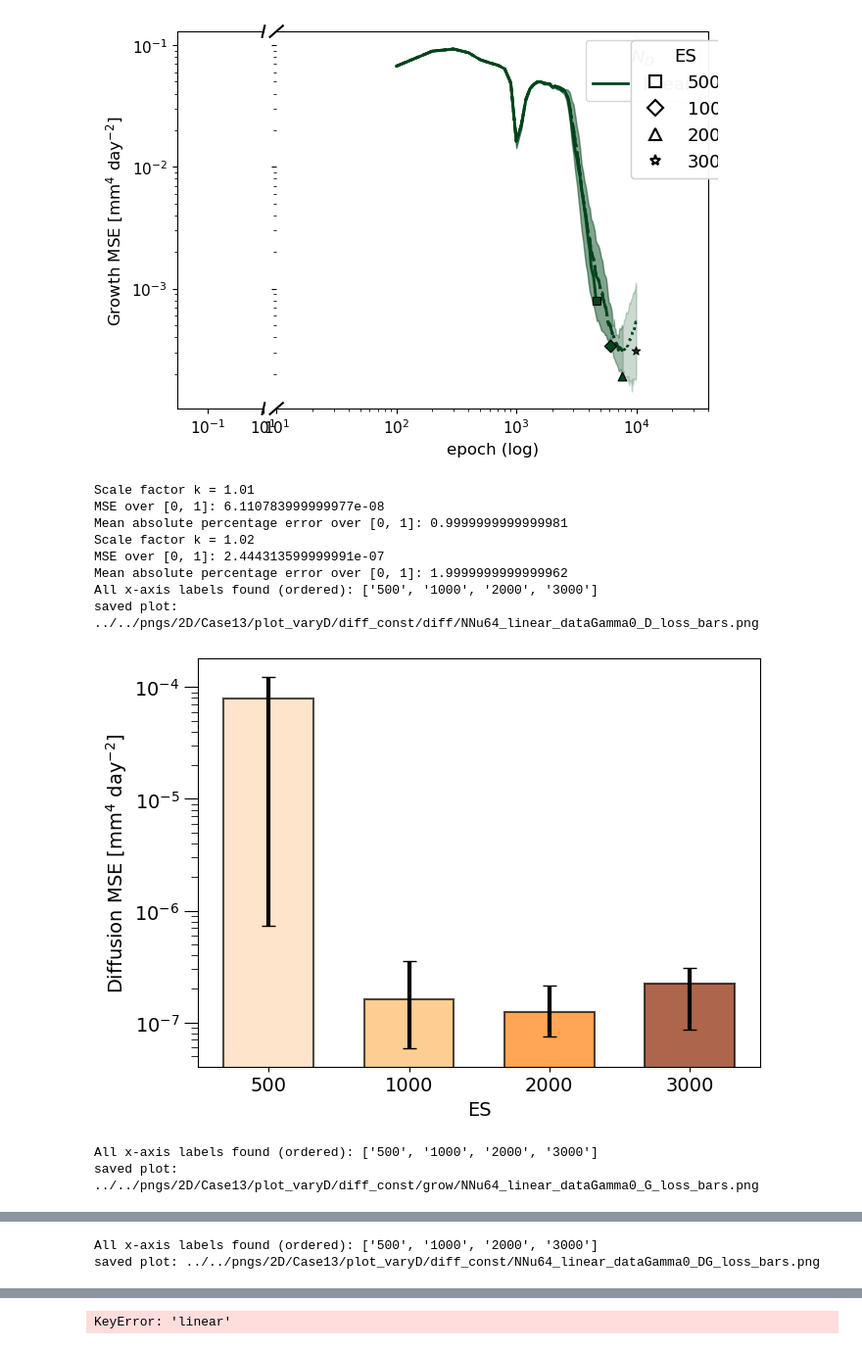
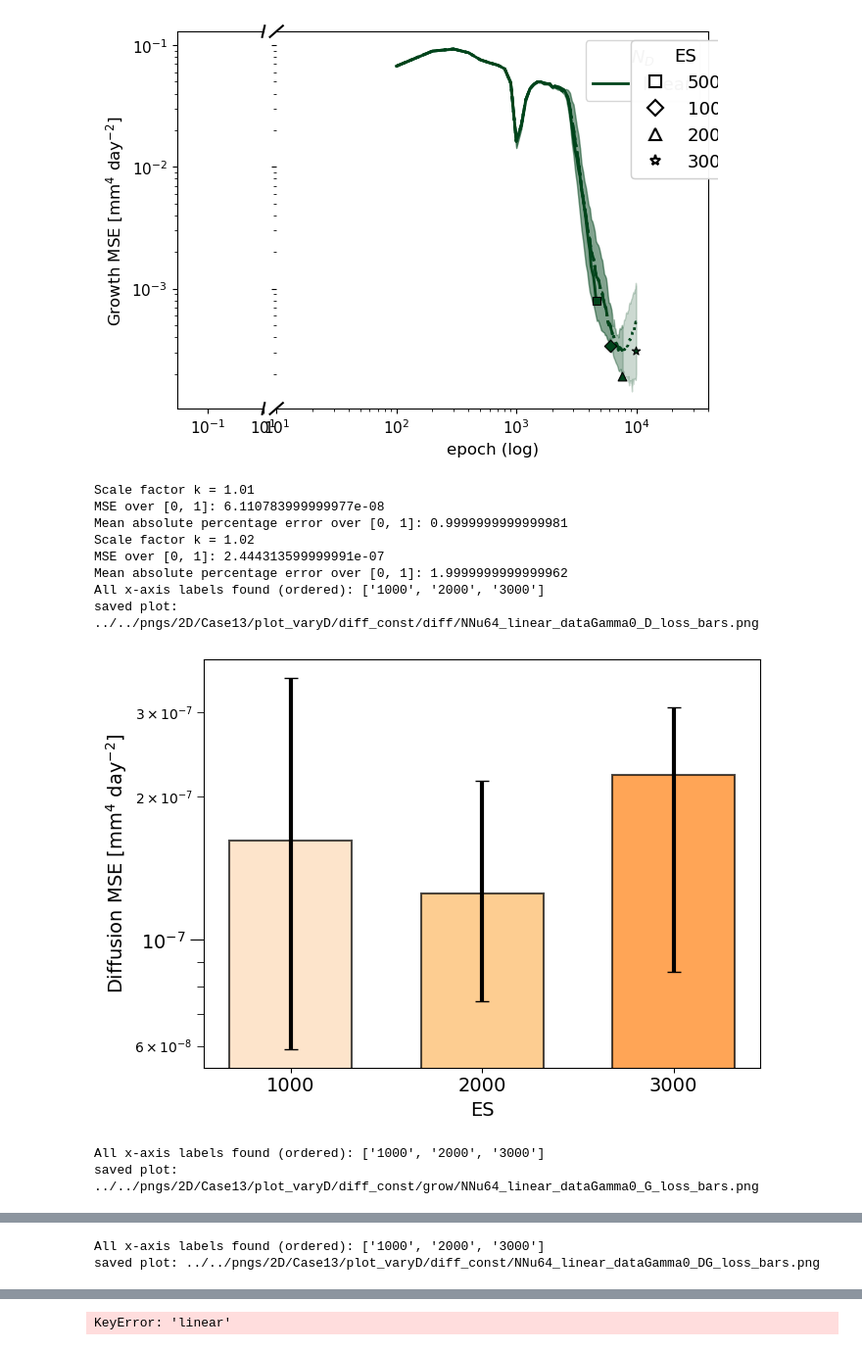
Before and after one commit to williamlavery/arXiv_BINN_2D_, a Jupyter notebook: Training/JN/case13/diff_const/case13_const copy.ipynb, the cells around one changed output, grey strips where cells are left out. Shown at 98% size. Cells and saved outputs as stored; diff of their text form; code cells hidden in the pictures.

Commit message:
updates for plotting

```diff
--- a/Training/JN/case13/diff_const/case13_const copy.ipynb
+++ b/Training/JN/case13/diff_const/case13_const copy.ipynb
@@ -218,7 +218,9 @@ for ES in binn_ES_list:
             binn_info.update(binn_ext)
             path_to_models = os.path.join("../../../binn", dictToPath(binn_info))
             file_path = os.path.join(path_to_models, f'binnModel{binn_model_num}.pth')
+
             binn_loaded = torch.load(file_path, weights_only=False)
+            binn_loaded.save_name = binn_loaded.save_name.replace("arXiv_BINN_2D", "arXiv_BINN_2D_")
             binn_loaded.load_best_val()
             binn_models_dics[ES][grow_label][binnSplitSeed] = binn_loaded
 
@@ -274,6 +276,7 @@ for ES in binn_ES_list_new:
             path_to_models = os.path.join("../../../binn", dictToPath(binn_info))
             file_path = os.path.join(path_to_models, f'binnModel{binn_model_num}.pth')
             binn_loaded = torch.load(file_path, weights_only=False)
+            binn_loaded.save_name = binn_loaded.save_name.replace("arXiv_BINN_2D", "arXiv_BINN_2D_")
             binn_loaded.load_best_val()
             binn_models_dics[ES][grow_label][binnSplitSeed] = binn_loaded
 
@@ -772,9 +777,11 @@ plot_params_G = {
 
 
 ES_reduced = [500, 1000,2000,3000]
+
+
 binn_models_combined_reduced = {
     str(ES_reduced[i]): width_dict
-    for i in range(len(ES_reduced))
+    for i in range(1, len(ES_reduced))
     for _, width_dict in binn_models_by_ES[i].items()
 }
 
@@ -843,34 +850,35 @@ plot_dual_mse_lst(
 
     # Hatching
 
     # X label
     x_label=r"ES",
     x_label_fontsize=14,
+    y_label_right=r"Growth MSE [day$^{-2}$]",
 
     hatch_patterns=(
                                     "xxx", "", "////", "\\\\\\\\", "xxxx", "++++", "....", "ooo",
                                  ),
 
 
     # -------- Output --------
     name=os.path.join(f"../../pngs/2D/Case13/plot_varyD/diff_{diff_label}/",
                      f'NNu64_{grow_label}_dataGamma{gamma}_DG_loss_bars.png'),
 
     group_width=0.8,          # total width for all ES groups at one x-label
     intra_metric_gap_factor=0.1,  # relative gap between growth & diffusion in a group
 
     diffusion_ref = [5.964e-7, D_colors_upd[-1]],
     growth_ref = [0.00059568, G_colors_upd[-1]]
 )
 # %% [output]
 Scale factor k = 1.01
 MSE over [0, 1]: 6.110783999999977e-08
 Mean absolute percentage error over [0, 1]: 0.9999999999999981
 Scale factor k = 1.02
 MSE over [0, 1]: 2.444313599999991e-07
 Mean absolute percentage error over [0, 1]: 1.9999999999999962
-All x-axis labels found (ordered): ['500', '1000', '2000', '3000']
+All x-axis labels found (ordered): ['1000', '2000', '3000']
 saved plot: ../../pngs/2D/Case13/plot_varyD/diff_const/diff/NNu64_linear_dataGamma0_D_loss_bars.png
-[figure, old version]
+[figure, new version]
-All x-axis labels found (ordered): ['500', '1000', '2000', '3000']
+All x-axis labels found (ordered): ['1000', '2000', '3000']
 saved plot: ../../pngs/2D/Case13/plot_varyD/diff_const/grow/NNu64_linear_dataGamma0_G_loss_bars.png
@@ -878,2 +886,2 @@ saved plot: ../../pngs/2D/Case13/plot_varyD/diff_const/grow/NNu64_linear_dataGam
-All x-axis labels found (ordered): ['500', '1000', '2000', '3000']
+All x-axis labels found (ordered): ['1000', '2000', '3000']
 saved plot: ../../pngs/2D/Case13/plot_varyD/diff_const/NNu64_linear_dataGamma0_DG_loss_bars.png
```
Also changed, not shown: parts of 7 cells of this notebook, 15 other files.
